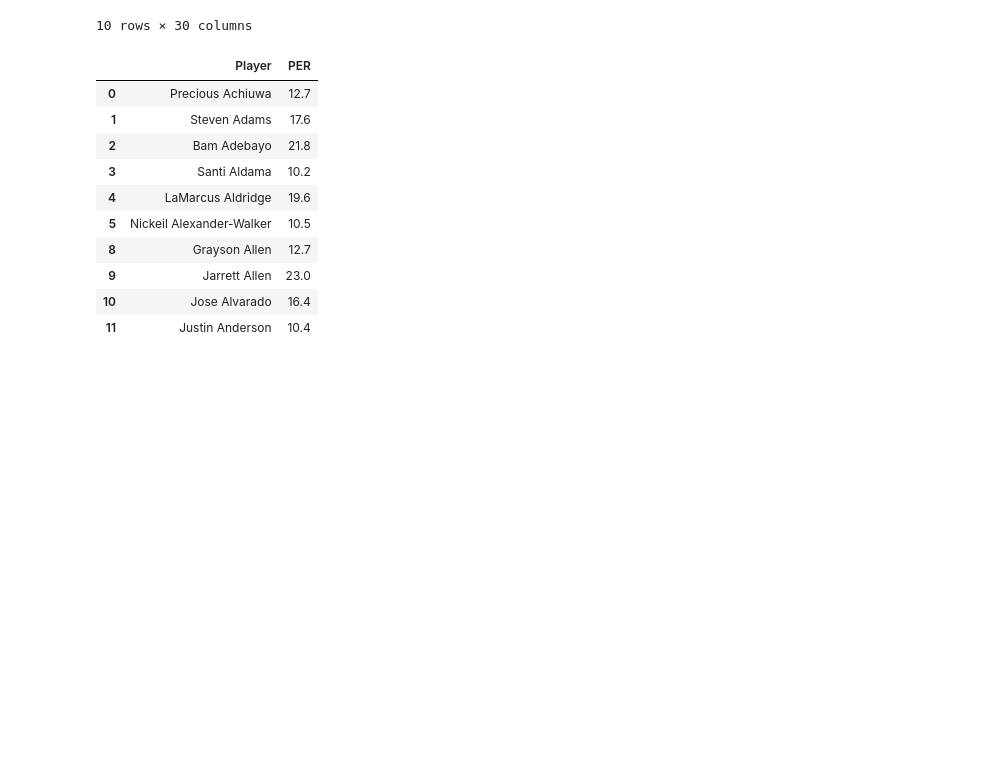
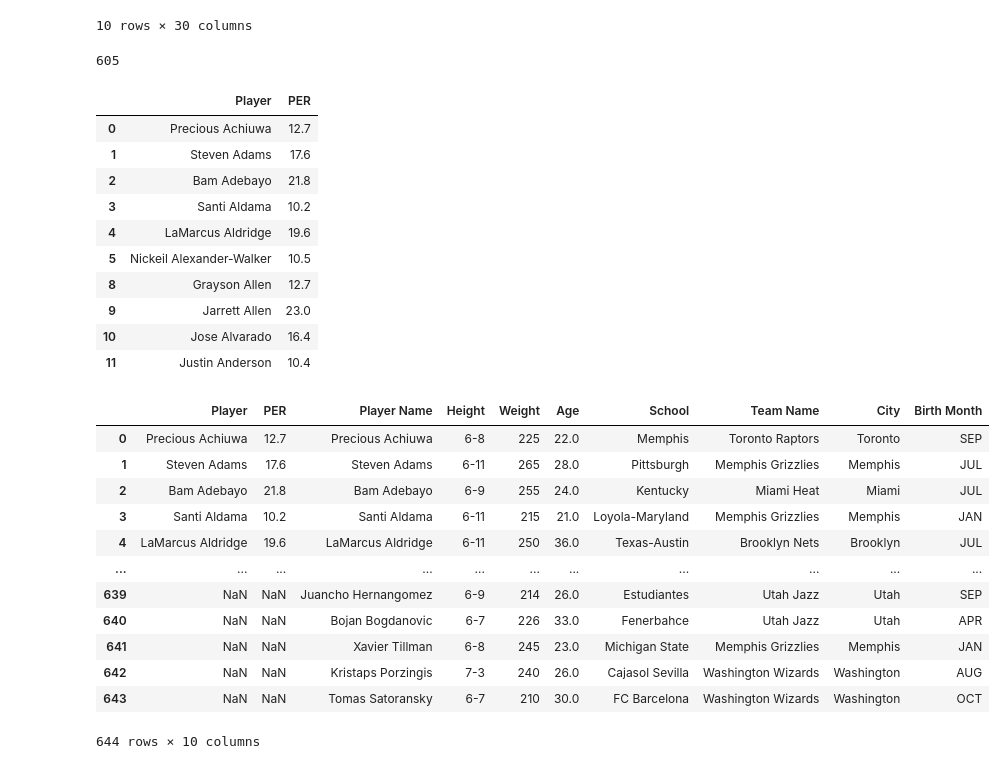
Before and after one commit to meeyoungPH/nba_superlatives, a Jupyter notebook: biometrics/biometrics.ipynb, the cells around one changed output. Saved outputs shown, nothing was run; the diff lists cells and outputs as text; code cells hidden in the pictures; blank space fills up the shorter version.

```diff
--- a/biometrics/biometrics.ipynb
+++ b/biometrics/biometrics.ipynb
@@ -262,12 +262,14 @@ single_df.head(10)
 | 15 | 12 | Giannis Antetokounmpo | PF | 27 | MIL | 67 | 2204 | 32.1 | 0.633 | 0.194 | ... | ... |
 10 rows × 30 columns
 # %%
-# append, sort, remove columns to get PER for each unique player
+# append, sort, and select columns to show PER for each unique player
 dfs = [single_df, duplicate_df]
 clean_df = pd.concat(dfs).sort_values(by=['Rk'])
 clean_df = clean_df[['Player', 'PER']]
+print(len(clean_df))
 clean_df.head(10)
 # %% [output]
+605
 |  | Player | PER |
 | 0 | Precious Achiuwa | 12.7 |
 | 1 | Steven Adams | 17.6 |
@@ -279,3 +281,26 @@ clean_df.head(10)
 | 9 | Jarrett Allen | 23.0 |
 | 10 | Jose Alvarado | 16.4 |
 | 11 | Justin Anderson | 10.4 |
+# %%
+# merge PER data with other player info
+merge_df = pd.merge(
+    clean_df,
+    teams_players_df[['Player Name','Height','Weight','Age','School','Team Name','City','Birth Month']],
+    how='outer',
+    left_on='Player',
+    right_on='Player Name')
+merge_df
+# %% [output]
+|  | Player | PER | Player Name | Height | Weight | Age | School | Team Name | City | Birth Month |
+| 0 | Precious Achiuwa | 12.7 | Precious Achiuwa | 6-8 | 225 | 22.0 | Memphis | Toronto Raptors | Toronto | SEP |
+| 1 | Steven Adams | 17.6 | Steven Adams | 6-11 | 265 | 28.0 | Pittsburgh | Memphis Grizzlies | Memphis | JUL |
+| 2 | Bam Adebayo | 21.8 | Bam Adebayo | 6-9 | 255 | 24.0 | Kentucky | Miami Heat | Miami | JUL |
+| 3 | Santi Aldama | 10.2 | Santi Aldama | 6-11 | 215 | 21.0 | Loyola-Maryland | Memphis Grizzlies | Memphis | JAN |
+| 4 | LaMarcus Aldridge | 19.6 | LaMarcus Aldridge | 6-11 | 250 | 36.0 | Texas-Austin | Brooklyn Nets | Brooklyn | JUL |
+| ... | ... | ... | ... | ... | ... | ... | ... | ... | ... | ... |
+| 639 | NaN | NaN | Juancho Hernangomez | 6-9 | 214 | 26.0 | Estudiantes | Utah Jazz | Utah | SEP |
+| 640 | NaN | NaN | Bojan Bogdanovic | 6-7 | 226 | 33.0 | Fenerbahce | Utah Jazz | Utah | APR |
+| 641 | NaN | NaN | Xavier Tillman | 6-8 | 245 | 23.0 | Michigan State | Memphis Grizzlies | Memphis | JAN |
+| 642 | NaN | NaN | Kristaps Porzingis | 7-3 | 240 | 26.0 | Cajasol Sevilla | Washington Wizards | Washington | AUG |
+| 643 | NaN | NaN | Tomas Satoransky | 6-7 | 210 | 30.0 | FC Barcelona | Washington Wizards | Washington | OCT |
+644 rows × 10 columns
```
Also changed, not shown: parts of 4 cells of this notebook, 1 other file.
